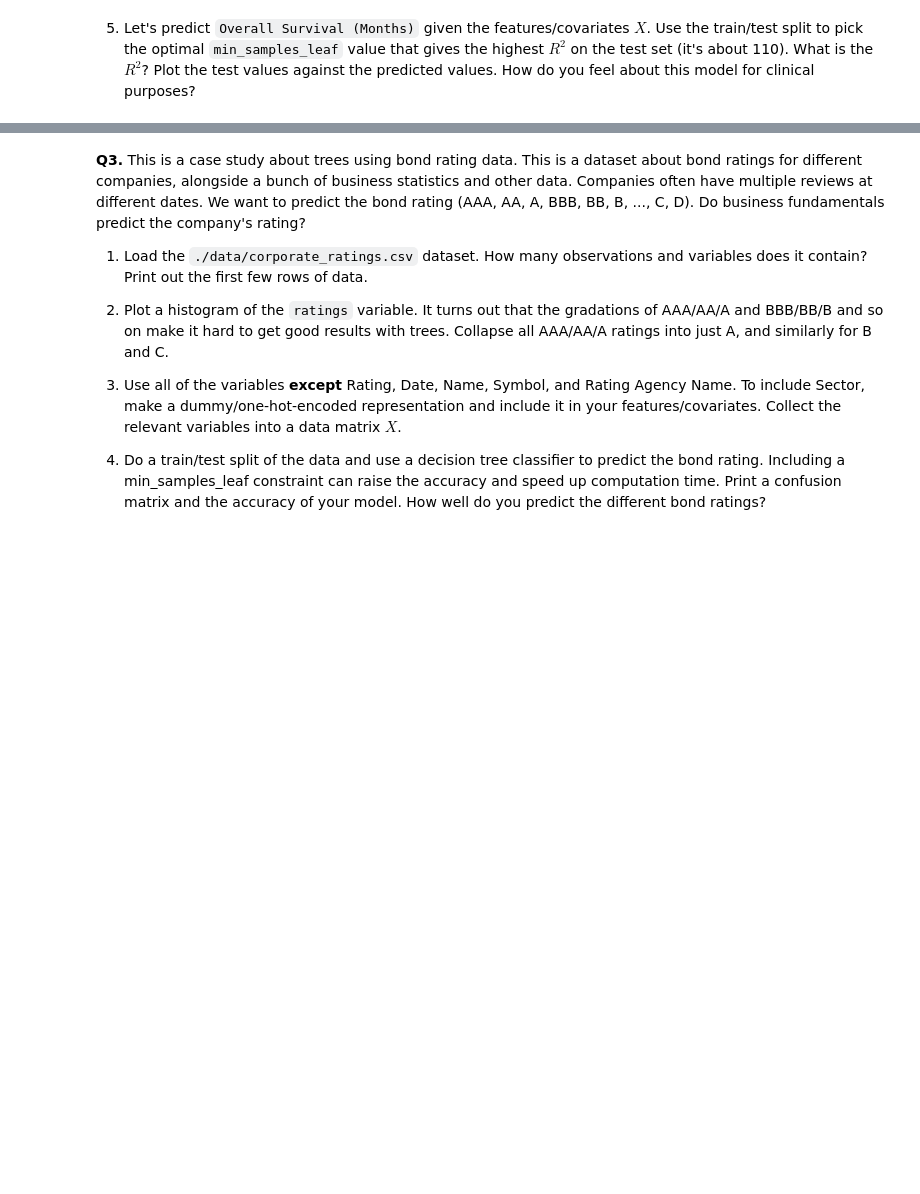
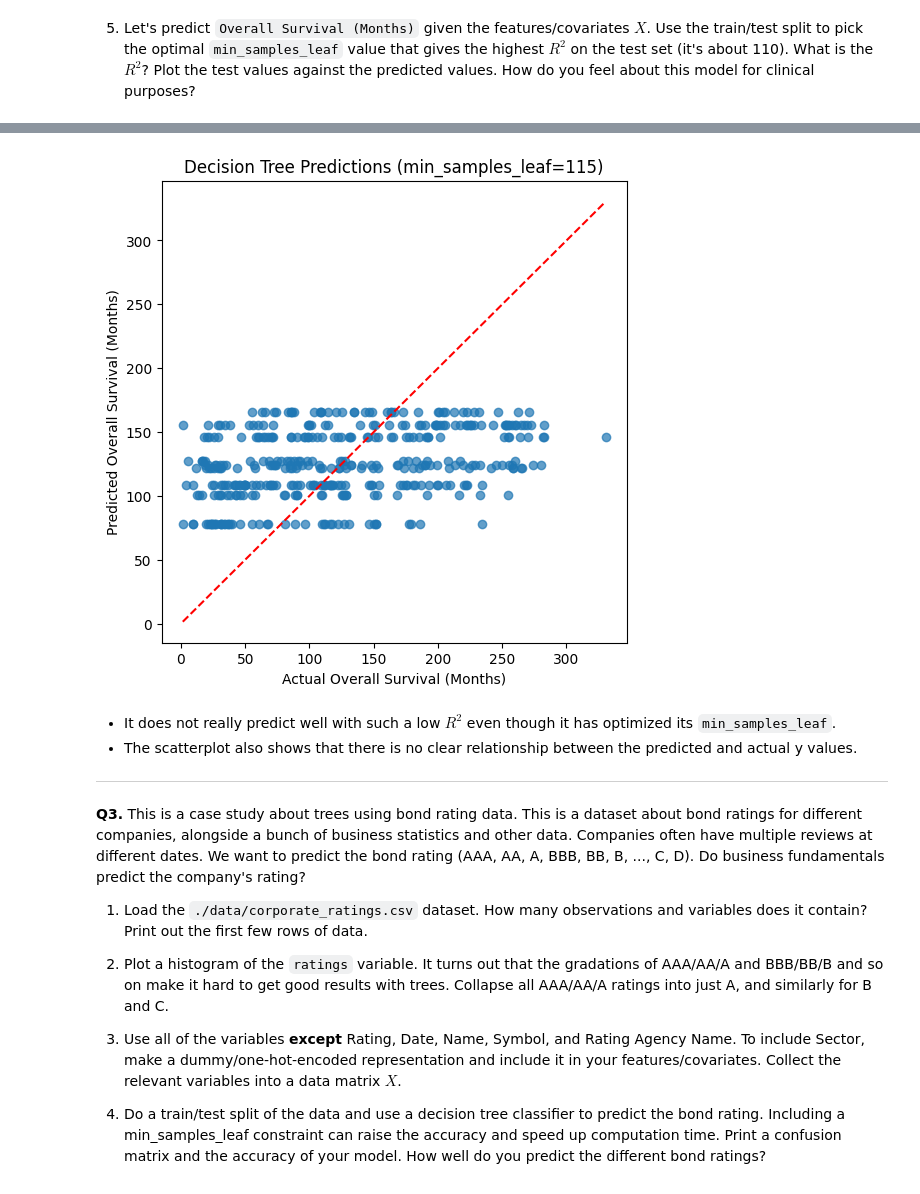
Before and after one commit to xec9cp/trees_assignment, a Jupyter notebook: assignment.ipynb, the cells around one changed output, grey strips where cells are left out. Saved outputs shown, nothing was run; the diff lists cells and outputs as text; code cells hidden in the pictures; blank space fills up the shorter version.

```diff
--- a/assignment.ipynb
+++ b/assignment.ipynb
@@ -120,3 +196,24 @@ ValueError: Found input variables with inconsistent numbers of samples: [2509, 1
+# %%
+# Fit decision tree:
+best_model = DecisionTreeRegressor(min_samples_leaf = best_leaf) # Create a regressor object
+best_model = best_model.fit(X_train, y_train) # Fit the regressor
+
+## Make Predictions on the Test Set
+y_hat = cart.predict(X_test)
+# %%
+plt.figure(figsize=(6,6))
+plt.scatter(y_test, y_hat, alpha=0.7)
+plt.xlabel("Actual Overall Survival (Months)")
+plt.ylabel("Predicted Overall Survival (Months)")
+plt.title(f"Decision Tree Predictions (min_samples_leaf={best_leaf})")
+plt.plot([y_test.min(), y_test.max()], [y_test.min(), y_test.max()], 'r--')  # 45° line
+plt.show()
+# %% [output]
+[figure, added]
+# %% [markdown]
+- It does not really predict well with such a low $R^2$ even though it has optimized its `min_samples_leaf`.
+- The scatterplot also shows that there is no clear relationship between the predicted and actual y values.
+---
 # %% [markdown]
 **Q3.** This is a case study about trees using bond rating data. This is a dataset about bond ratings for different companies, alongside a bunch of business statistics and other data. Companies often have multiple reviews at different dates. We want to predict the bond rating (AAA, AA, A, BBB, BB, B, ..., C, D). Do business fundamentals predict the company's rating?
 
```
Also changed, not shown: parts of 14 cells of this notebook.
